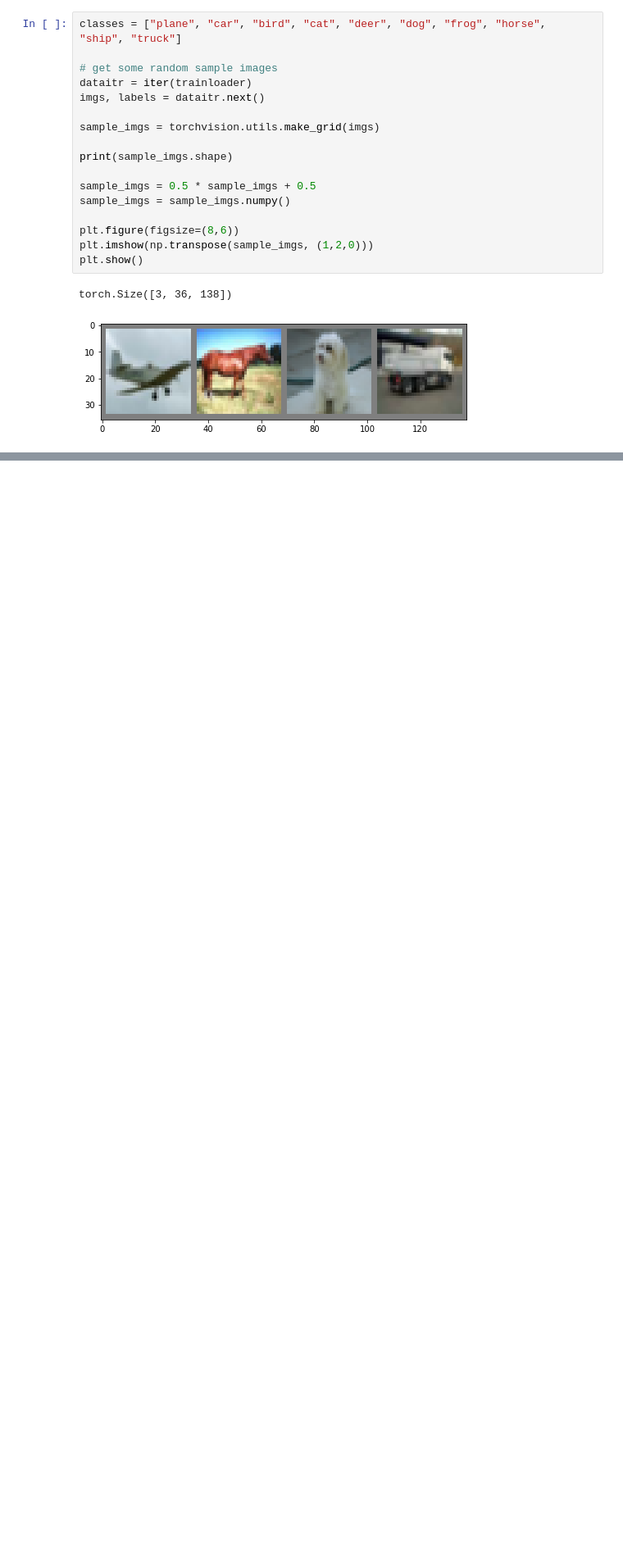
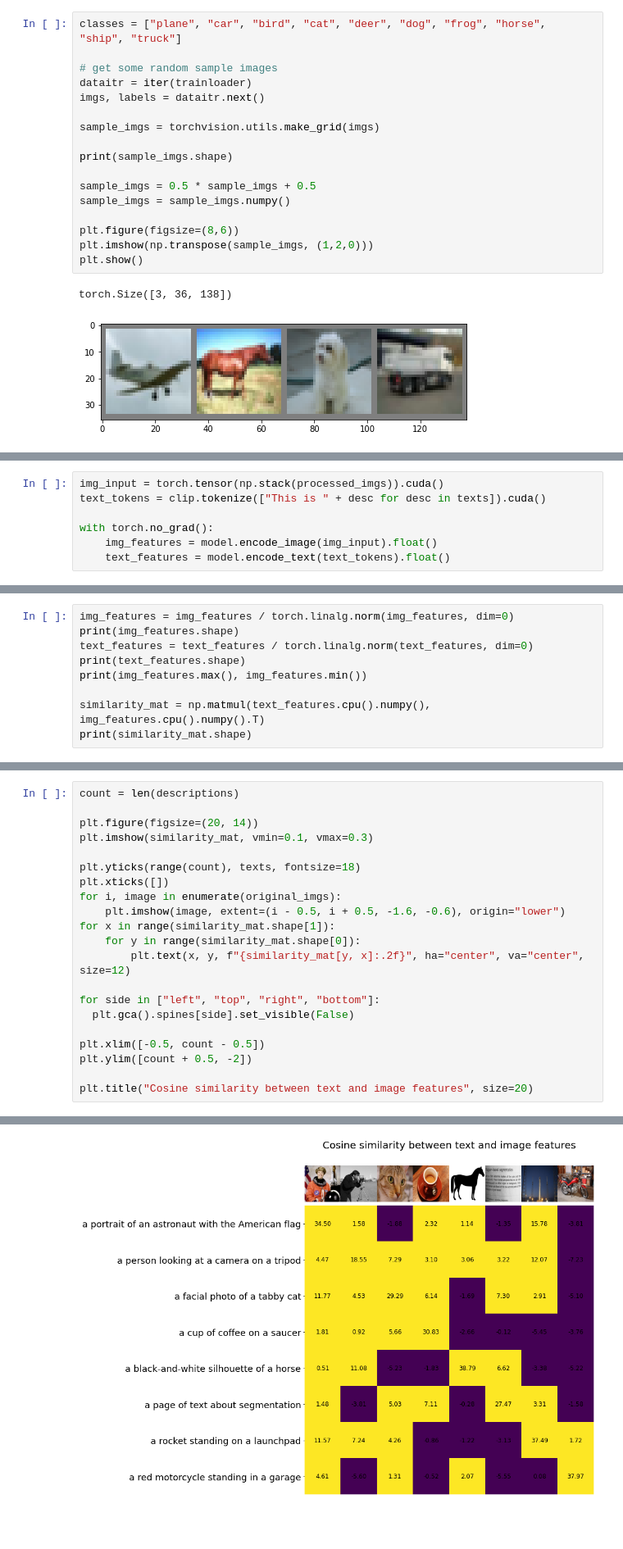
Before and after one commit to saqib1707/Adversarial-Robustness-Analysis, a Jupyter notebook: CLIP/clip/main_CLIP_interaction.ipynb, the cells around one changed output, grey strips where cells are left out. Shown at 82% size. Drawn from its saved outputs; the diff is of its cells as text; blank space fills up the shorter version.

```diff
--- a/CLIP/clip/main_CLIP_interaction.ipynb
+++ b/CLIP/clip/main_CLIP_interaction.ipynb
@@ -43,0 +146,7 @@ torch.Size([3, 36, 138])
+# %%
+img_input = torch.tensor(np.stack(processed_imgs)).cuda()
+text_tokens = clip.tokenize(["This is " + desc for desc in texts]).cuda()
+
+with torch.no_grad():
+    img_features = model.encode_image(img_input).float()
+    text_features = model.encode_text(text_tokens).float()
@@ -43,0 +162,9 @@ torch.Size([3, 36, 138])
+# %%
+img_features = img_features / torch.linalg.norm(img_features, dim=0)
+print(img_features.shape)
+text_features = text_features / torch.linalg.norm(text_features, dim=0)
+print(text_features.shape)
+print(img_features.max(), img_features.min())
+
+similarity_mat = np.matmul(text_features.cpu().numpy(), img_features.cpu().numpy().T)
+print(similarity_mat.shape)
@@ -43,0 +176,22 @@ torch.Size([3, 36, 138])
+# %%
+count = len(descriptions)
+
+plt.figure(figsize=(20, 14))
+plt.imshow(similarity_mat, vmin=0.1, vmax=0.3)
+
+plt.yticks(range(count), texts, fontsize=18)
+plt.xticks([])
+for i, image in enumerate(original_imgs):
+    plt.imshow(image, extent=(i - 0.5, i + 0.5, -1.6, -0.6), origin="lower")
+for x in range(similarity_mat.shape[1]):
+    for y in range(similarity_mat.shape[0]):
+        plt.text(x, y, f"{similarity_mat[y, x]:.2f}", ha="center", va="center", size=12)
+
+for side in ["left", "top", "right", "bottom"]:
+  plt.gca().spines[side].set_visible(False)
+
+plt.xlim([-0.5, count - 0.5])
+plt.ylim([count + 0.5, -2])
+
+plt.title("Cosine similarity between text and image features", size=20)
+# %% [output]
@@ -43,0 +199 @@ torch.Size([3, 36, 138])
+[figure, added]
```
Also changed, not shown: parts of 10 cells of this notebook, 1 other file.
